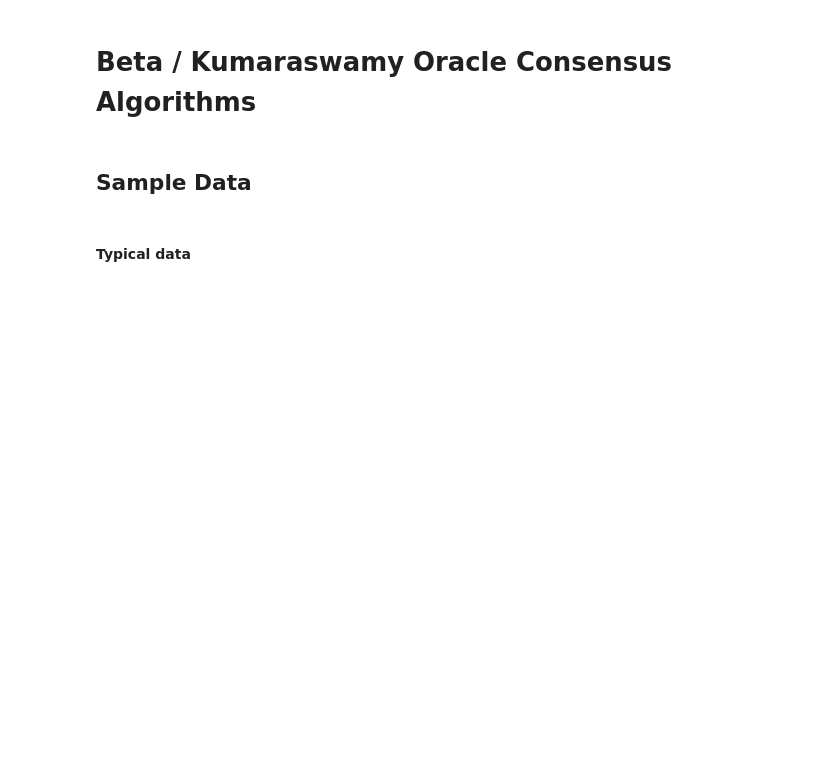
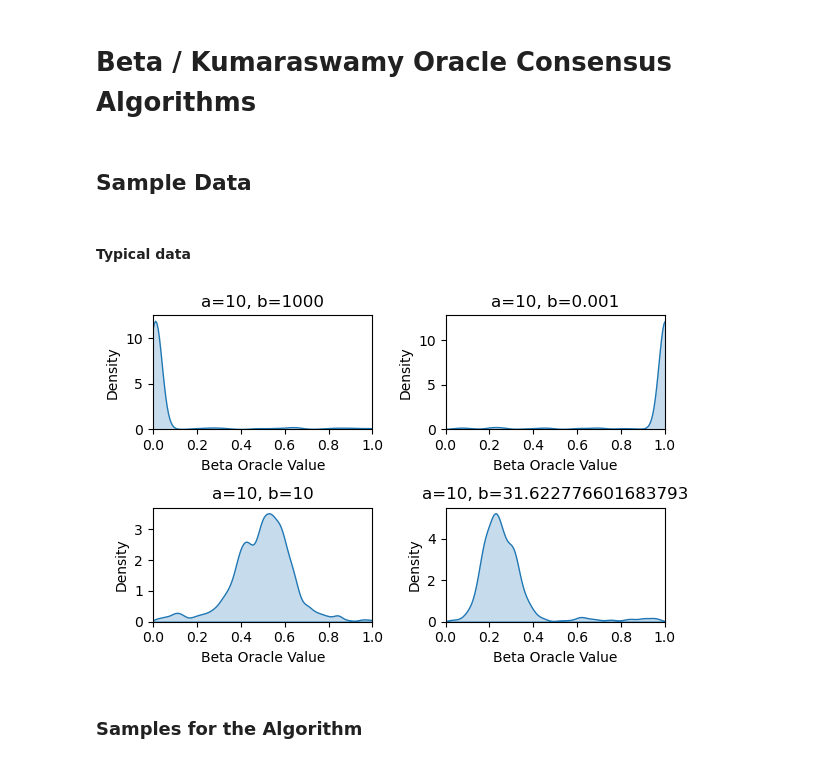
Before and after one commit to Ophiase/Oracle-Consensus, a Jupyter notebook: oracle_contract/drafts/beta_kumaraswamy_algorithm_demo.ipynb, the cells around one changed output. Drawn from its saved outputs; the diff is of its cells as text; code cells hidden in the pictures; blank space fills up the shorter version.

Commit message:
feature: wip on mode algorithm

```diff
--- a/oracle_contract/drafts/beta_kumaraswamy_algorithm_demo.ipynb
+++ b/oracle_contract/drafts/beta_kumaraswamy_algorithm_demo.ipynb
@@ -10,3 +46,47 @@ import matplotlib.pyplot as plt
+# %% [markdown]
+#### Typical data
+# %%
+def plot_oracles_density(N_oracles, N_failing_oracles, a1, a2, a3, a4, b1, b2, b3, b4):
+    # Generate oracles for each combination of true essence and true sigma
+    oracles_sets = [
+        generate_beta_oracles(N_oracles, N_failing_oracles, a1, b1),
+        generate_beta_oracles(N_oracles, N_failing_oracles, a2, b2),
+        generate_beta_oracles(N_oracles, N_failing_oracles, a3, b3),
+        generate_beta_oracles(N_oracles, N_failing_oracles, a4, b4)
+    ]
+
+    # Set up the matplotlib figure with 4 subplots
+    fig, axes = plt.subplots(2, 2, figsize=(6, 4))
+    axes = axes.flatten()
+
+    # Titles for each subplot
+    titles = [
+        f'a={a1}, b={b1}',
+        f'a={a2}, b={b2}',
+        f'a={a3}, b={b3}',
+        f'a={a4}, b={b4}'
+    ]
+
+    # Plot each oracle set
+    for i, (oracles, true_oracles) in enumerate(oracles_sets):
+        oracle_values = np.array(oracles)
+        sns.kdeplot(oracle_values, bw_adjust=0.5, fill=True, ax=axes[i])
+        axes[i].set_xlim(0, 1)
+        axes[i].set_title(titles[i])
+        axes[i].set_xlabel('Beta Oracle Value')
+        axes[i].set_ylabel('Density')
+
+    plt.tight_layout()
+    plt.show()
+
+a = 10
+a1, a2, a3, a4 = a, a, a, a
+b1, b2, b3, b4 = a**(3), a**(-3), a, a**1.5,
+plot_oracles_density(500, 60, a1, a2, a3, a4, b1, b2, b3, b4)
+# %% [output]
+[figure, added]
+# %% [markdown]
+### Samples for the Algorithm
 # %%
 N_oracles = 20
 failing_percentage = 0.2
@@ -43,2 +93,0 @@ def generate_kumaraswamy_oracles(N_oracles, N_failing_oracles, a, b):
-# %% [markdown]
-#### Typical data
```
Also changed, not shown: parts of 7 cells of this notebook.
